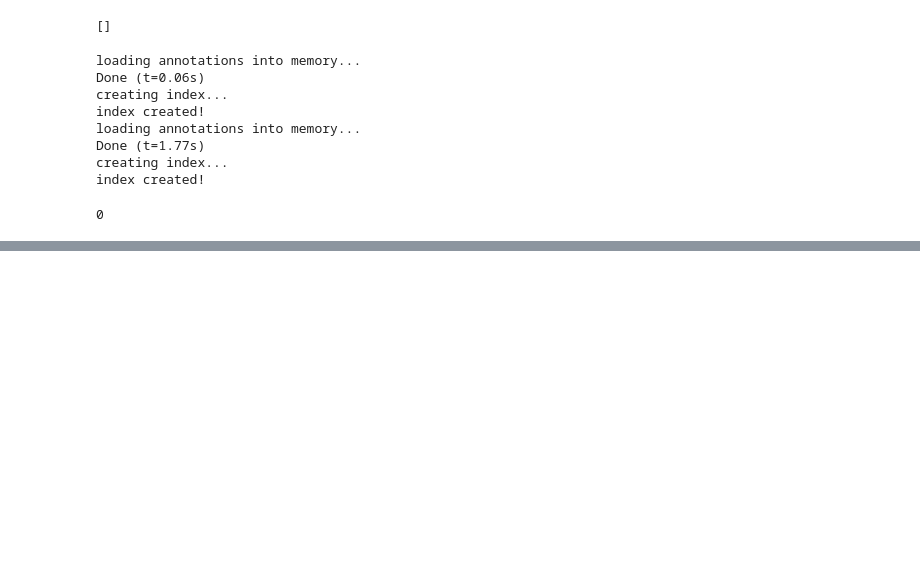
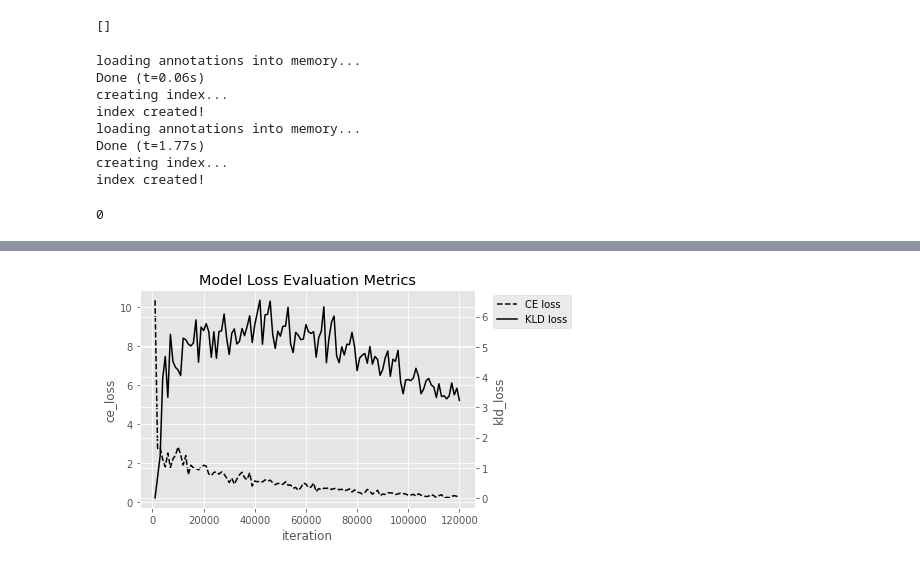
Before and after one commit to davidberenstein1957/paraphraseGen, a Jupyter notebook: test.ipynb, the cells around one changed output, grey strips where cells are left out. Cells and saved outputs as stored; diff of their text form; code cells hidden in the pictures; blank space fills up the shorter version.

```diff
--- a/test.ipynb
+++ b/test.ipynb
@@ -110,0 +135,17 @@ with open('test_coco.txt', 'w') as file_1, open('test_coco_2.txt', 'w') as file_
+# %%
+import numpy as np
+import pandas as pd
+data_kld = np.load('evaluation/kld_result_npy.npy')
+data_ce = np.load('evaluation/ce_result.npy')
+df_loss = pd.DataFrame(list(zip(data_ce, data_kld)), columns=['ce_loss', 'kld_loss'])
+df_loss['iteration'] = df_loss.index * 1000 + 1000
+df_loss = df_loss[df_loss['iteration']<=120000]
+
+eval_types = ['blue', 'ter', 'muse', 'meteor', 'rouge']
+data_blue = np.load('evaluation/blue_result.npy')
+data_ter= np.load('evaluation/ter_result.npy')
+data_muse= np.load('evaluation/muse_result.npy')
+data_meteor= np.load('evaluation/meteor_result.npy')
+data_rouge= np.load('evaluation/rouge_result.npy')
+df_eval = pd.DataFrame(list(zip(data_blue, data_ter, data_muse, data_meteor, data_rouge)), columns=eval_types)
+df_eval['iteration'] = df_eval.index * 10000 + 10000
@@ -110,0 +166,24 @@ with open('test_coco.txt', 'w') as file_1, open('test_coco_2.txt', 'w') as file_
+# %%
+import matplotlib.pyplot as plt
+
+plt.style.use('ggplot')
+
+%matplotlib inline
+# %%
+fig, ax1 = plt.subplots()
+
+ax2 = ax1.twinx()
+x = ax1.plot(df_loss['iteration'], df_loss['ce_loss'], '--',  color='black', label = 'CE loss')
+y = ax2.plot(df_loss['iteration'], df_loss['kld_loss'], '-',  color='black', label = 'KLD loss')
+
+ax1.set_xlabel('iteration')
+ax1.set_ylabel('ce_loss')
+ax2.set_ylabel('kld_loss')
+
+plt.title('Model Loss Evaluation Metrics')
+lns = x+y
+labs = [l.get_label() for l in lns]
+plt.legend(lns, labs, bbox_to_anchor=(1.04,1), loc="upper left")
+plt.show()
+# %% [output]
+[figure, added]
```
Also changed, not shown: parts of 3 cells of this notebook, 4 other files.
